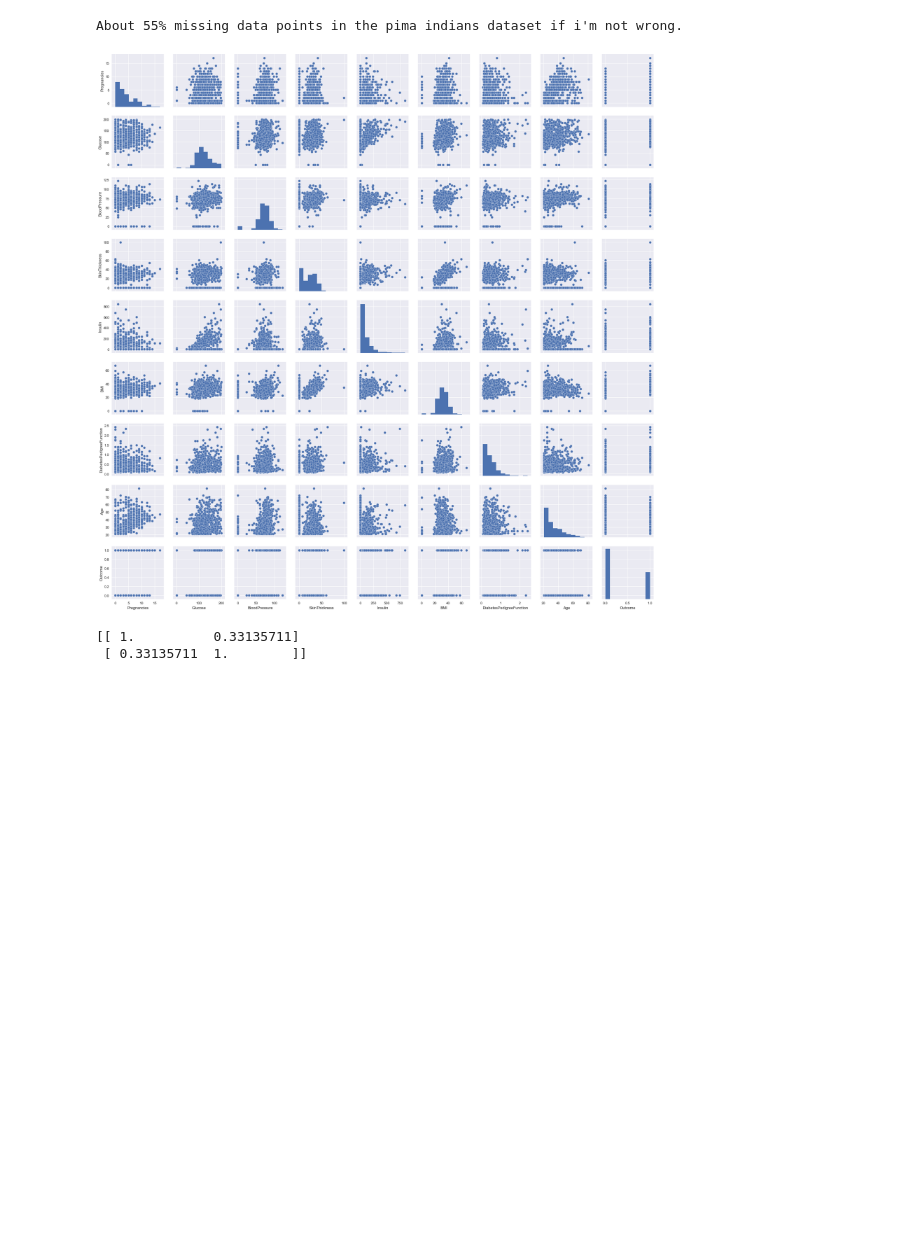
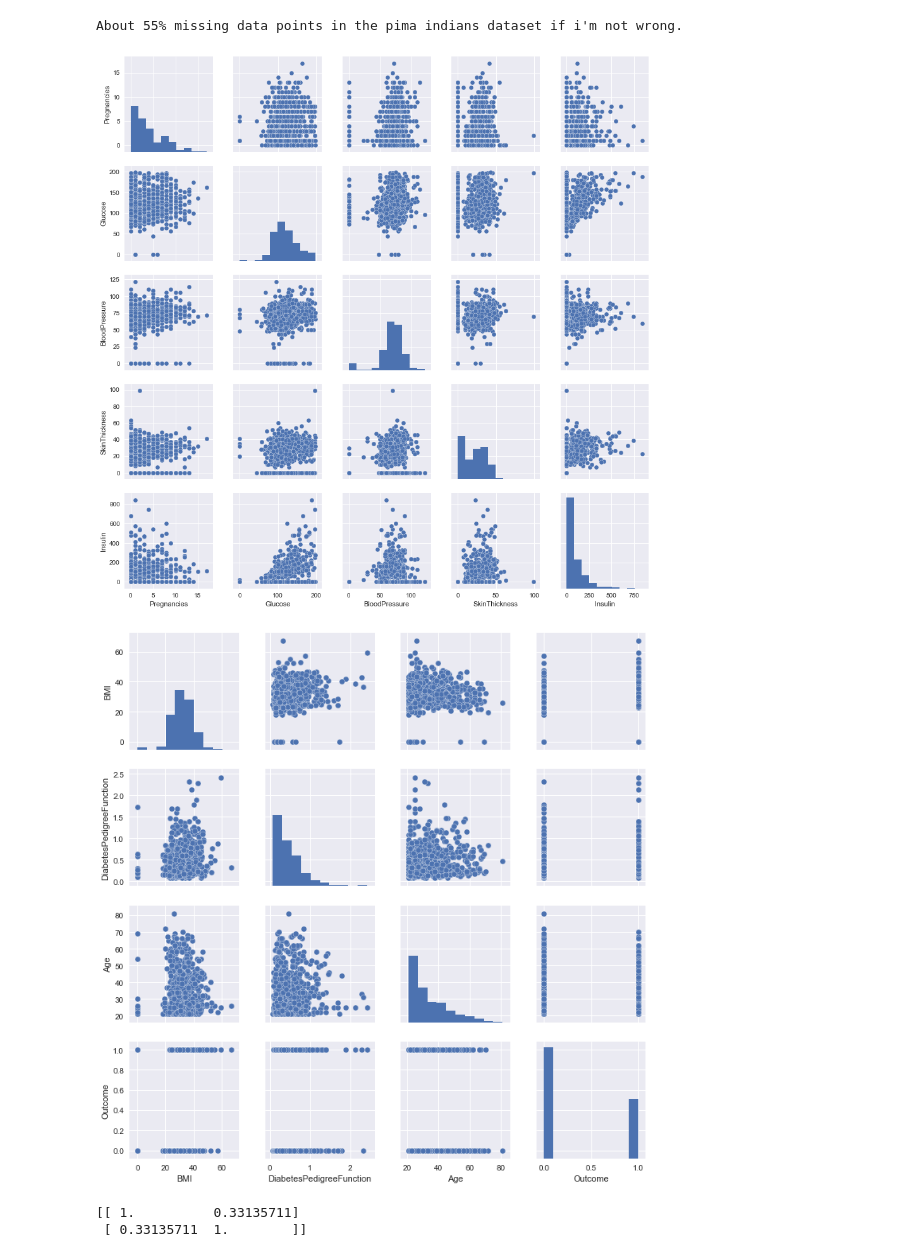
Before and after one commit to Shuyib/pimaDLkeras, a Jupyter notebook: pima.indians.analysis.ipynb, the cells around one changed output. Drawn from its saved outputs; the diff is of its cells as text; code cells hidden in the pictures; blank space fills up the shorter version.

```diff
--- a/pima.indians.analysis.ipynb
+++ b/pima.indians.analysis.ipynb
@@ -103,19 +108,21 @@ print (msg.format(round(missing/768 * 100))) # finding the percentage of missing
 About 55% missing data points in the pima indians dataset if i'm not wrong.
 # %%
 # exploratory visualisation to see if there is any correlation between columns
-# since the columns are few, this plot is feasible i don't recommend it for many columns
 
 # import necessary modules
 import matplotlib.pyplot as plt
 import seaborn as sns
 sns.set()
 
 #plt.title("Pairplot between the different columns of the dataset.")
-sns.pairplot(df)
+sns.pairplot(df, vars = ["Pregnancies","Glucose","BloodPressure","SkinThickness","Insulin"])
+
+sns.pairplot(df, vars = ["BMI","DiabetesPedigreeFunction","Age", "Outcome"])
 
 plt.show()
 # %% [output]
-[figure, old version]
+[figure, new version]
+[figure, added]
 # %%
 # some variables seem correlated. Let's try finding the pearson correlation coefficient for one.
 # Let's try a correlation between Glucose column and Insulin
```
Also changed, not shown: parts of 16 cells of this notebook.
